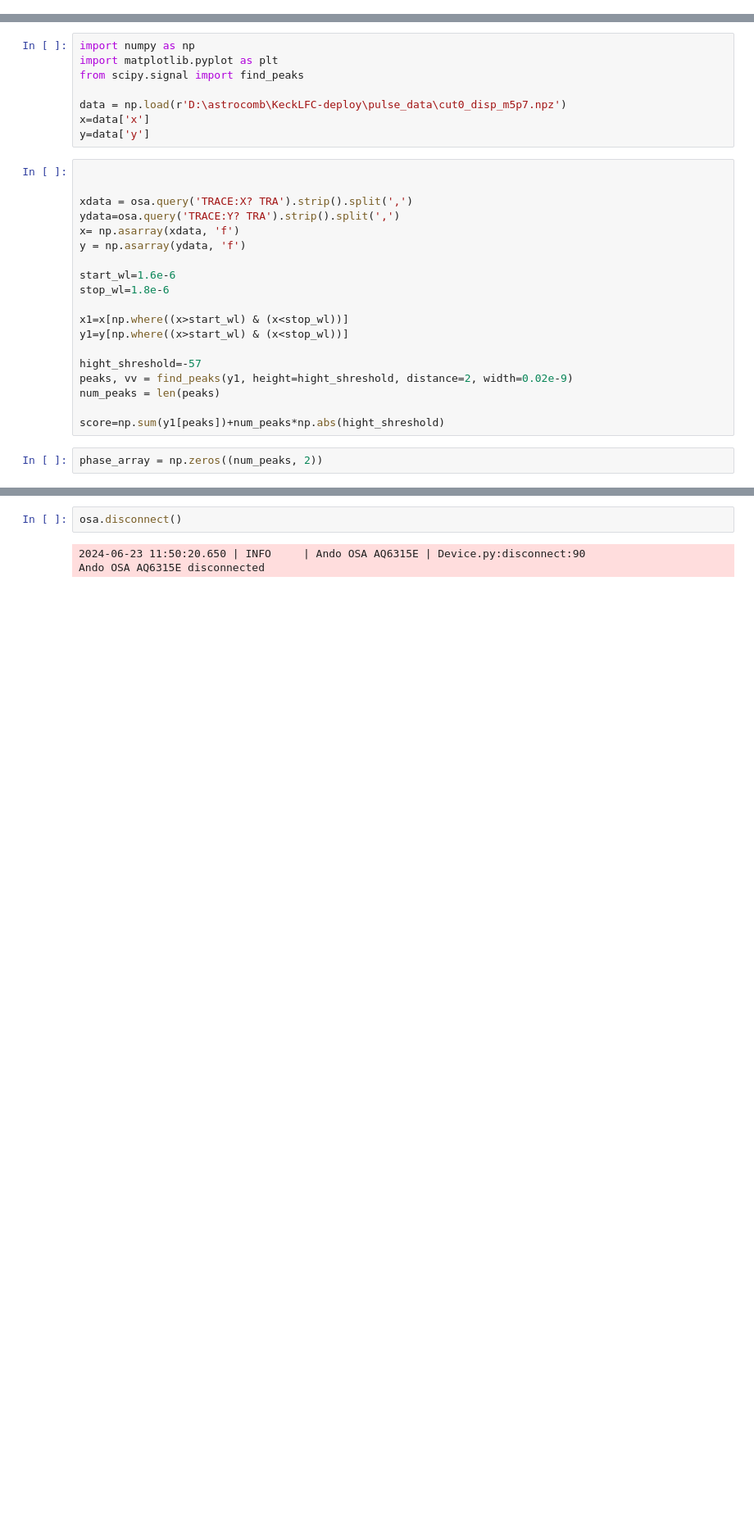
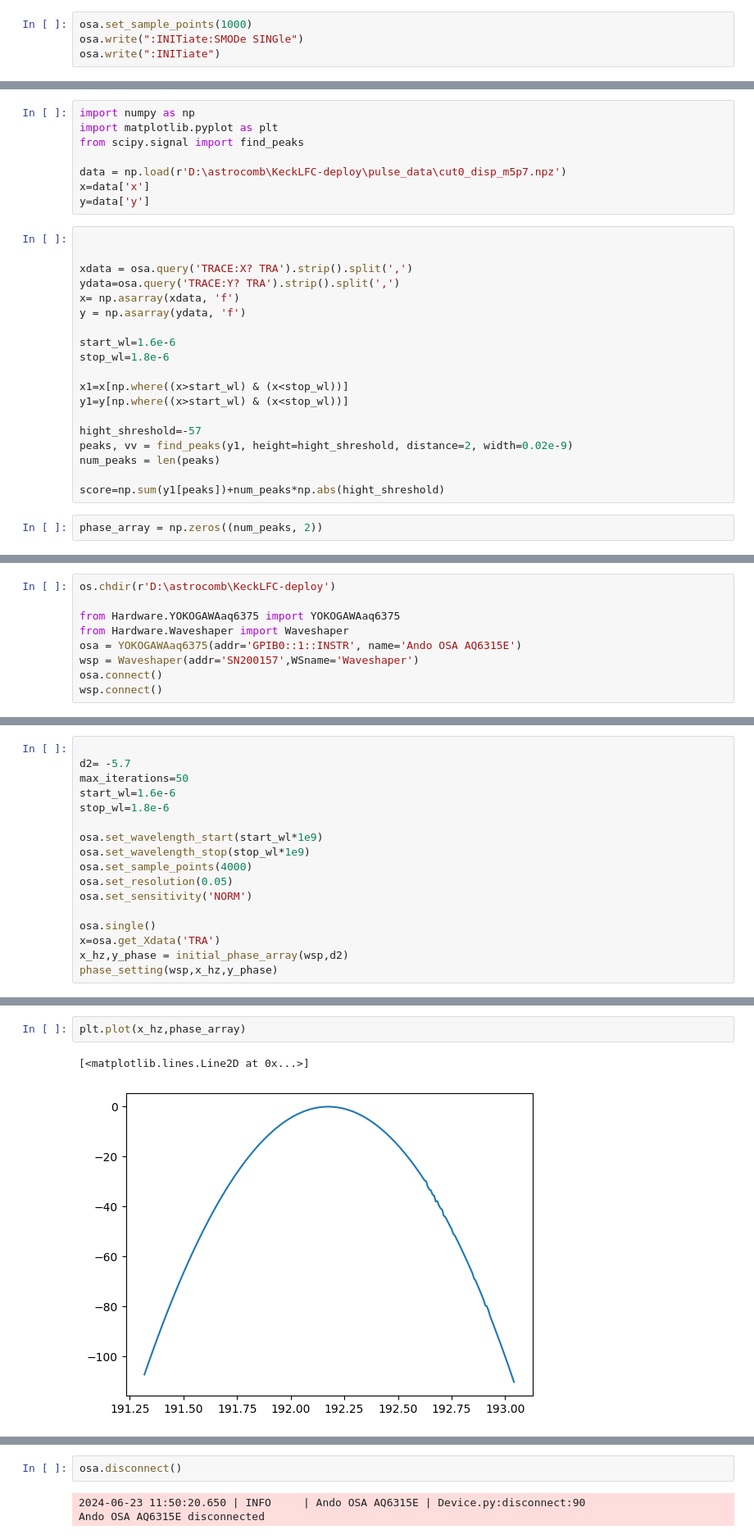
Before and after one commit to kester2015/KeckLFC-deploy, a Jupyter notebook: Notebooks/new_laptop_test.ipynb, the cells around one changed output, grey strips where cells are left out. Shown at 82% size. Cells and saved outputs as stored; diff of their text form; blank space fills up the shorter version.

```diff
--- a/Notebooks/new_laptop_test.ipynb
+++ b/Notebooks/new_laptop_test.ipynb
@@ -381,3 +381,7 @@ plt.plot(x,y)
 # %% [output]
 [<matplotlib.lines.Line2D at 0x...>]
 [figure]
+# %%
+osa.set_sample_points(1000)
+osa.write(":INITiate:SMODe SINGle")
+osa.write(":INITiate")
@@ -562,0 +609,9 @@ Response with ': YOKOGAWA,AQ6375,91L408894,02.01
+# %%
+os.chdir(r'D:\astrocomb\KeckLFC-deploy')
+
+from Hardware.YOKOGAWAaq6375 import YOKOGAWAaq6375
+from Hardware.Waveshaper import Waveshaper
+osa = YOKOGAWAaq6375(addr='GPIB0::1::INSTR', name='Ando OSA AQ6315E')
+wsp = Waveshaper(addr='SN200157',WSname='Waveshaper')
+osa.connect()
+wsp.connect()
@@ -562,0 +626,17 @@ Response with ': YOKOGAWA,AQ6375,91L408894,02.01
+# %%
+
+d2= -5.7
+max_iterations=50
+start_wl=1.6e-6
+stop_wl=1.8e-6
+
+osa.set_wavelength_start(start_wl*1e9)
+osa.set_wavelength_stop(stop_wl*1e9)
+osa.set_sample_points(4000)
+osa.set_resolution(0.05)
+osa.set_sensitivity('NORM')
+
+osa.single()
+x=osa.get_Xdata('TRA')
+x_hz,y_phase = initial_phase_array(wsp,d2)
+phase_setting(wsp,x_hz,y_phase)
@@ -562,0 +697,5 @@ Response with ': YOKOGAWA,AQ6375,91L408894,02.01
+# %%
+plt.plot(x_hz,phase_array)
+# %% [output]
+[<matplotlib.lines.Line2D at 0x...>]
+[figure, added]
```
Also changed, not shown: parts of 27 cells of this notebook, 1 other file.
